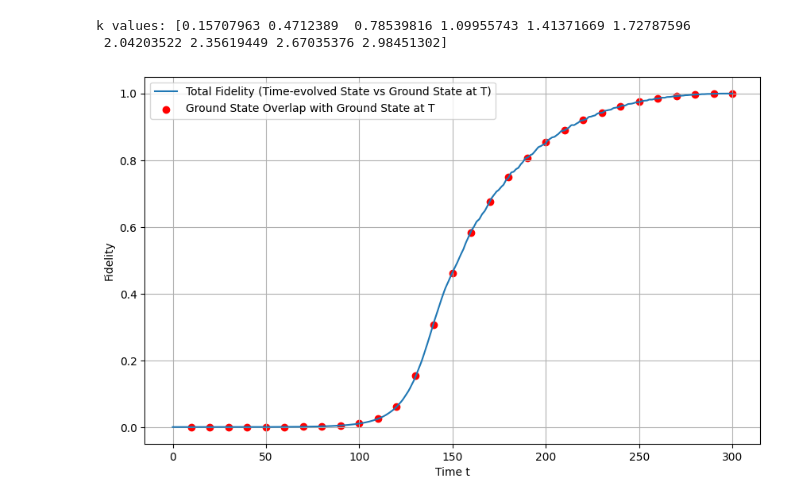
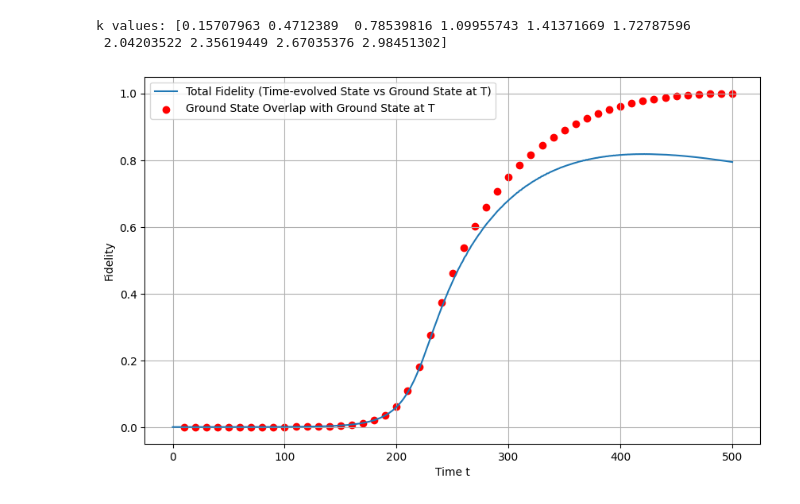
Before and after one commit to ssshun3/QA_simulation, a Jupyter notebook: QA_simulation.ipynb, the cells around one changed output. Drawn from its saved outputs; the diff is of its cells as text; code cells hidden in the pictures.

Commit message:
add:QA_リンドブラッド方程式

```diff
--- a/QA_simulation.ipynb
+++ b/QA_simulation.ipynb
@@ -8,11 +8,19 @@ a = 1.0    # 格子定数
 N = 20     # スピンの数（偶数）
 g_1 = 1.0  # ドライバーハミルトニアンの磁場の強さ
 g_2 = 0.2  # 問題ハミルトニアンの磁場の強さ
+# 周波数の定義
+# frequency = 100e6  # 100 MHz
+# interaction_coefficient = 2 * np.pi * frequency  # J = 2π × 100 MHz
+interaction_coefficient = 1
+# リンドブラッド演算子と減衰定数の定義
+L_k = np.array([[0, 0], [0, 1]], dtype=complex)
+# λ / J = 0.004 となるように λ を設定
+λ_k = 0.0004 * interaction_coefficient  # 減衰定数
 
 def make_Hamiltonian_per_k(J, Jg, a, k):
     # ハミルトニアン作成関数
-    Driver_Hamiltonian = -2 * Jg * g_1 * (np.identity(2)-np.array([[0, 0], [0, 1]]))
-    Problem_Hamiltonian = 2 * J * (-np.cos(k * a) * np.array([[0, 0], [0, 1]]) + np.sin(k * a) * np.array([[0, 1], [1, 0]]) + g_2 * (np.identity(2)-np.array([[0, 0], [0, 1]])))
+    Driver_Hamiltonian = -2* interaction_coefficient * Jg * g_1 * (np.identity(2)-np.array([[0, 0], [0, 1]]))
+    Problem_Hamiltonian = 2* interaction_coefficient * J * (-np.cos(k * a) * np.array([[0, 0], [0, 1]]) + np.sin(k * a) * np.array([[0, 1], [1, 0]]) + g_2 * (np.identity(2)-np.array([[0, 0], [0, 1]])))
     return  Driver_Hamiltonian + Problem_Hamiltonian
 
 def get_k_values(N, a):
@@ -39,13 +47,15 @@ def rungekutta_first_order(f, t0, x0, te, h):
         x = x + (k1 + 2 * k2 + 2 * k3 + k4) / 6
     return ts, np.array(xs)
 
-# 初期状態
+# 初期状態を密度行列として定義
 ψ0 = np.array([1, 0], dtype=complex)
+ρ0 = np.outer(ψ0, ψ0.conj())
+
 
 # 初期時刻
 t0 = 0
 # 終了時刻
-te = 300
+te = 500
 # ステップ幅
 h = 0.01
 
@@ -56,27 +66,50 @@ print("k values:", k_values)
 # 時間配列を作成
 ts = np.arange(t0, te + h, h)
 
-# psi_k_arrayを計算
-psi_k_list = []
+# rho_k_arrayを計算
+rho_k_list = []
 
 for k in k_values:
-    # シュレディンガー方程式を定義
-    def f_Schrodinger_equation(t, ψ):
+    # リンドブラッド方程式を定義
+    def f_Lindblad(t, rho_flat):
+        # 密度行列を再構成
+        rho = rho_flat.reshape((2, 2))
+
         # 時間依存のJとJgを計算
         J = t / te
         Jg = 1 - t / te
+
         # ハミルトニアンを計算
         H_k = make_Hamiltonian_per_k(J, Jg, a, k)
-        return -1j * np.dot(H_k, ψ) / ℏ
 
-    # シュレディンガー方程式を解く
-    _, ψs = rungekutta_first_order(f_Schrodinger_equation, t0, ψ0, te, h)
+        # 交換子の計算
+        commutator = np.dot(H_k, rho) - np.dot(rho, H_k)
+
+        # リンドブラッド散逸項の計算
+        dissipator = 2 * np.dot(L_k, np.dot(rho, L_k.conj().T)) \
+                     - np.dot(np.dot(L_k.conj().T, L_k), rho) - np.dot(rho, np.dot(L_k.conj().T, L_k))
+
+        # dρ/dt の計算
+        drho_dt = -1j * commutator + (λ_k / 2) * dissipator
+
+        # drho_dt をフラット化
+        return drho_dt.flatten()
+
+    # 初期密度行列をフラット化
+    rho0_flat = ρ0.flatten()
+
+    # リンドブラッド方程式を解く
+    _, rhos_flat = rungekutta_first_order(f_Lindblad, t0, rho0_flat, te, h)
+
+    # フラットな密度行列を再び2x2行列に形状変換
+    rhos = rhos_flat.reshape((-1, 2, 2))
 
     # 現在の k に対する結果を保存
-    psi_k_list.append(ψs)
+    rho_k_list.append(rhos)
+
 
 # リストを配列に変換
-psi_k_array = np.array(psi_k_list)
+rho_k_array = np.array(rho_k_list)
 
 # 最終時刻 te における基底状態を各 k について計算し保存
 ground_state_T_list = []
@@ -104,20 +137,18 @@ F_total_T = np.ones(len(ts))
 for idx_t, t in enumerate(ts):
     F_k_t = []
     for idx_k, k in enumerate(k_values):
-        # 数値計算で得られた ψ_k(t)
-        psi_k_t = psi_k_array[idx_k, idx_t, :]
+        # 数値計算で得られた ρ_k(t)
+        rho_k_t = rho_k_array[idx_k][idx_t]
         # 最終時刻の基底状態を取得
         ground_state_T = ground_state_T_list[idx_k]
-        # 内積を計算
-        inner_product = np.vdot(ground_state_T, psi_k_t)
         # フィデリティを計算
-        F_k = np.abs(inner_product)**2
+        F_k = np.real(np.vdot(ground_state_T, np.dot(rho_k_t, ground_state_T)))
         F_k_t.append(F_k)
     # 各 k に対するフィデリティの積を計算
     F_total_T[idx_t] = np.prod(F_k_t)
 
 # 新たに追加する部分：指定した時刻での基底状態同士のフィデリティを計算
-specified_times = np.arange(10, te + h, 10)  # t = 10, 20, ..., 100
+specified_times = np.arange(10, te + h, 10)  # t = 10, 20, ..., te
 F_total_specified = []
 
 for t in specified_times:
@@ -131,33 +162,32 @@ for t in specified_times:
         H_k_t = make_Hamiltonian_per_k(J_t, Jg_t, a, k)
 
         # ハミルトニアンの基底状態を計算
         eigenvalues_t, eigenvectors_t = np.linalg.eigh(H_k_t)
         # 固有値を昇順にソート
         idx_t_sort = eigenvalues_t.argsort()
         eigenvectors_t = eigenvectors_t[:, idx_t_sort]
         ground_state_t = eigenvectors_t[:, 0]
 
         # 最終時刻の基底状態を取得
         ground_state_T = ground_state_T_list[idx_k]
 
-        # 内積を計算
+        # 内積を計算してフィデリティを求める
         inner_product = np.vdot(ground_state_T, ground_state_t)
-        # フィデリティを計算
         F_k = np.abs(inner_product)**2
         F_k_specified_t.append(F_k)
     # 各 k に対するフィデリティの積を計算
     F_total_specified.append(np.prod(F_k_specified_t))
 
 # フィデリティのプロット
 plt.figure(figsize=(10, 6))
 plt.plot(ts, F_total_T, label='Total Fidelity (Time-evolved State vs Ground State at T)')
 plt.scatter(specified_times, F_total_specified, color='red', label='Ground State Overlap with Ground State at T')
 plt.xlabel('Time t')
 plt.ylabel('Fidelity')
 plt.legend()
 plt.grid(True)
 plt.show()
 # %% [output]
 k values: [0.15707963 0.4712389  0.78539816 1.09955743 1.41371669 1.72787596
  2.04203522 2.35619449 2.67035376 2.98451302]
-[figure, old version]
+[figure, new version]
```
Also changed, not shown: 1 other file.
